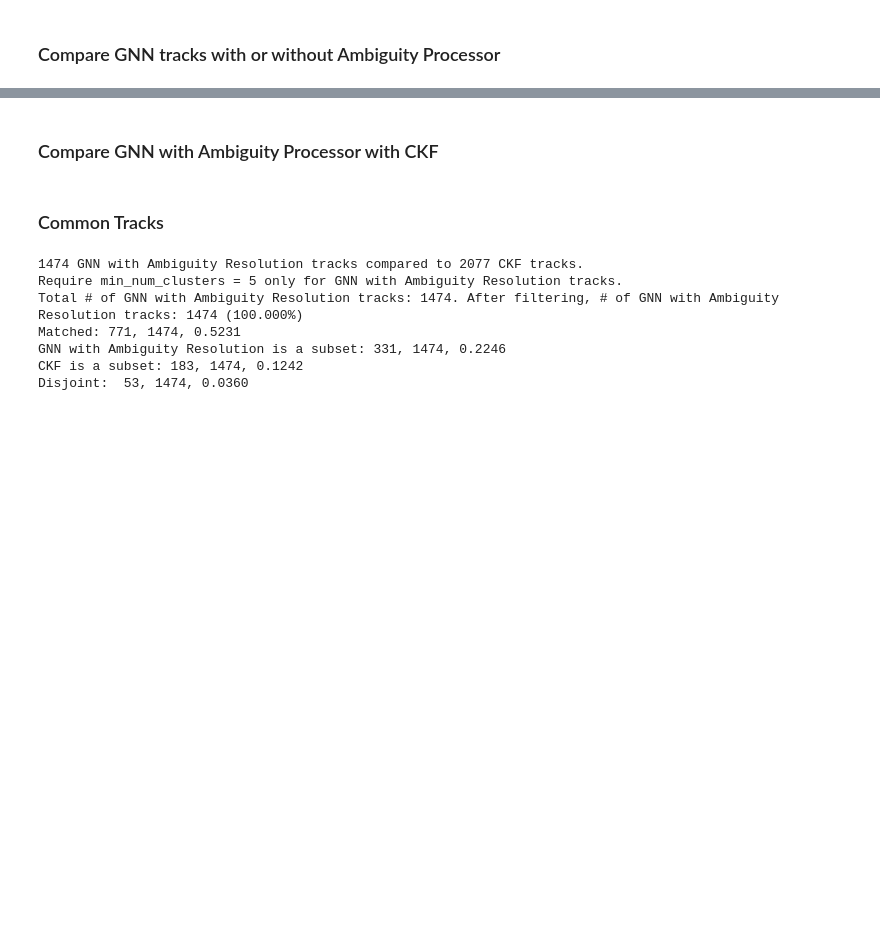
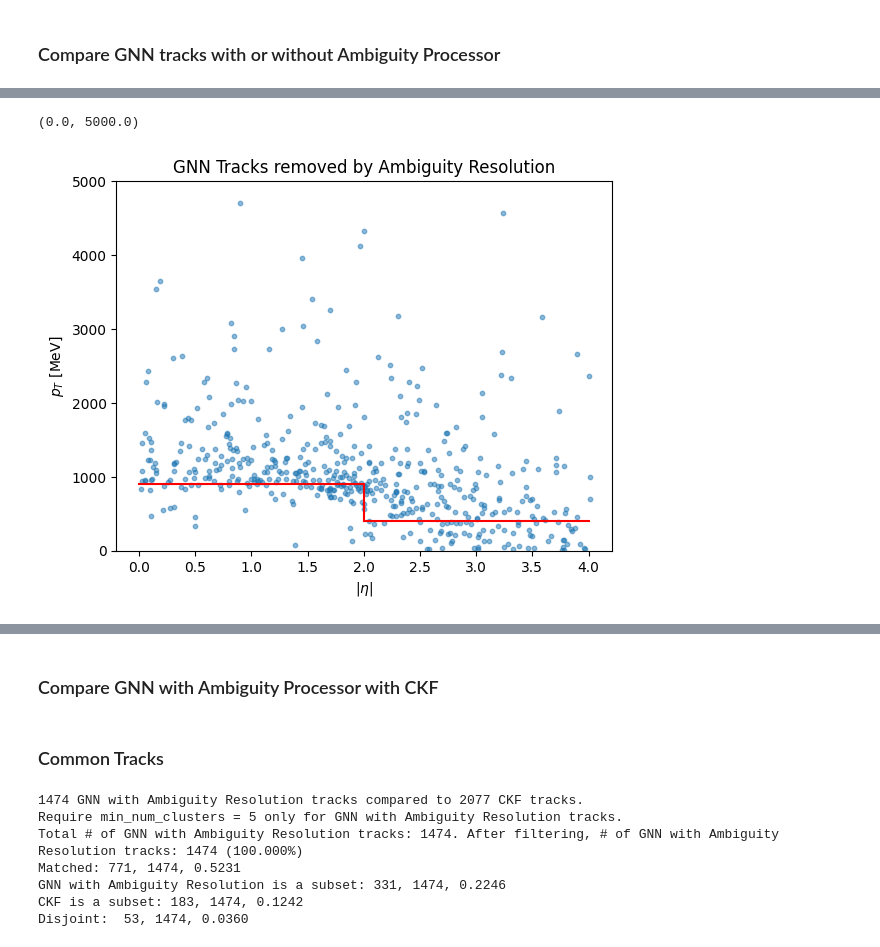
Before and after one commit to xju2/visual_tracks, a Jupyter notebook: notebooks/compare_ckf_with_GNN.ipynb, the cells around one changed output, grey strips where cells are left out. Cells and saved outputs as stored; diff of their text form; code cells hidden in the pictures; blank space fills up the shorter version.

```diff
--- a/notebooks/compare_ckf_with_GNN.ipynb
+++ b/notebooks/compare_ckf_with_GNN.ipynb
@@ -346,0 +558,15 @@ Disjoint:  346, 1821, 0.1900
+# %%
+plt.title("GNN Tracks removed by Ambiguity Resolution")
+config = dict(s=10.0, alpha=0.5)
+plt.scatter(disjoints.abseta, disjoints.pt, **config)
+plt.plot([0, 2], [900, 900], color="red")
+plt.plot([2, 2.6], [400, 400], color="red")
+plt.plot([2.6, 4], [400, 400], color="red")
+plt.plot([2, 2], [900, 400], color="red")
+plt.plot([2.6, 2.6], [400, 400], color="red")
+plt.xlabel(r"$|\eta|$")
+plt.ylabel(r"$p_T$ [MeV]")
+plt.ylim(0, 5000)
+# %% [output]
+(0.0, 5000.0)
+[figure, added]
```
Also changed, not shown: parts of 41 cells of this notebook.
